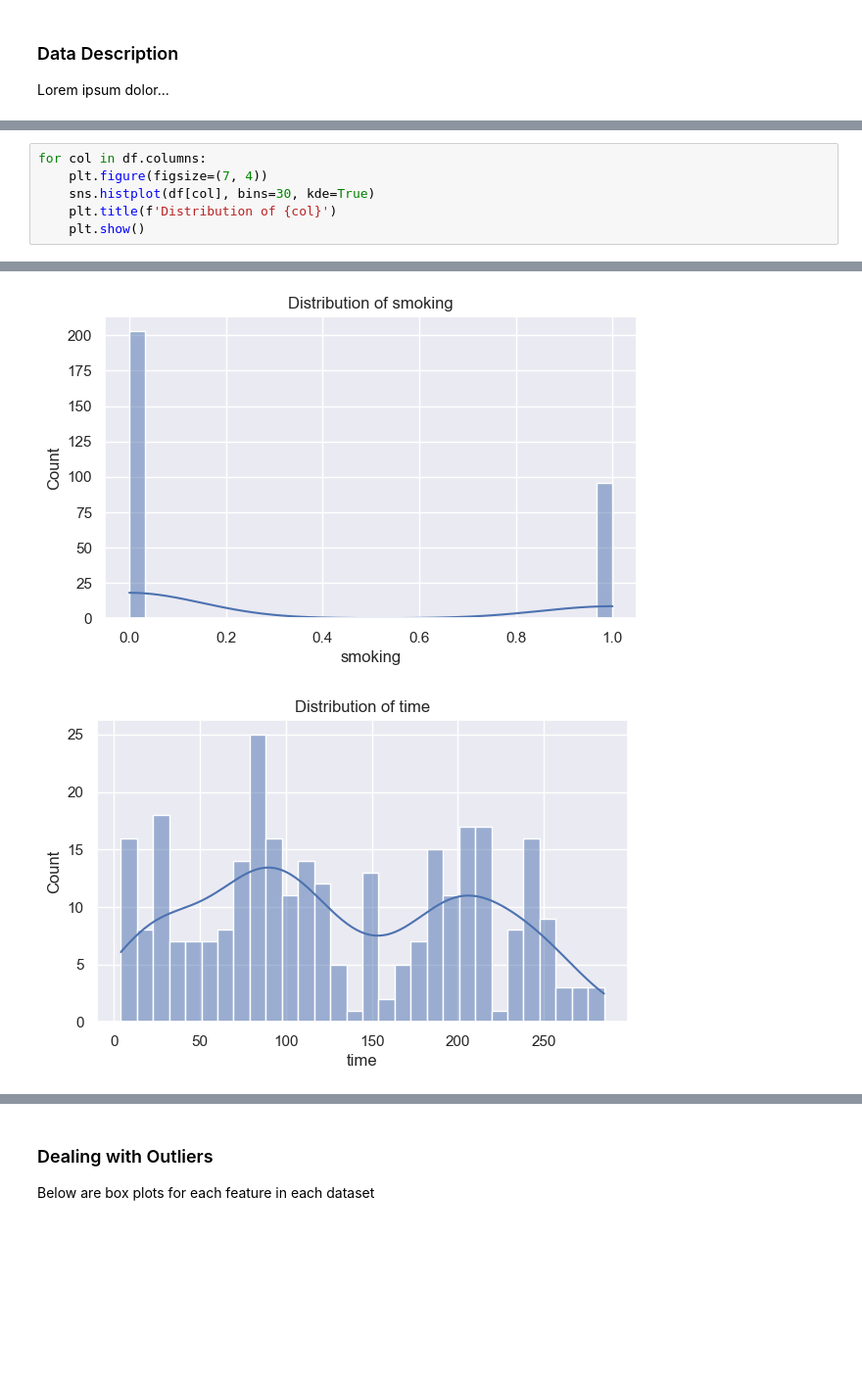
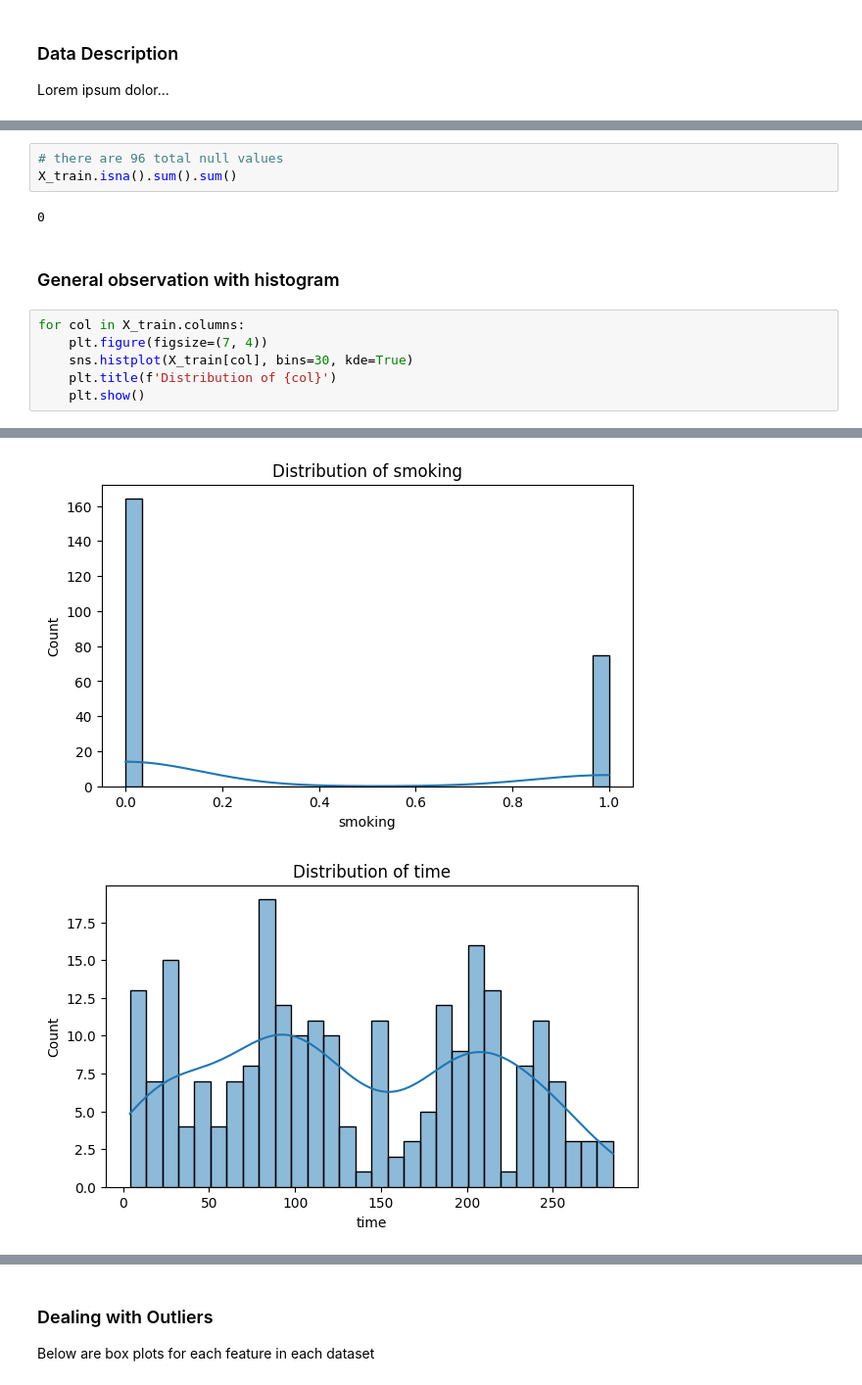
Before and after one commit to BlueJayVRStudio/DeepLearningFinal, a Jupyter notebook: DeepLearningProject.ipynb, the cells around one changed output, grey strips where cells are left out. Shown at 98% size. Saved outputs shown, nothing was run; the diff lists cells and outputs as text; blank space fills up the shorter version.

```diff
--- a/DeepLearningProject.ipynb
+++ b/DeepLearningProject.ipynb
@@ -80,7 +93,14 @@ memory usage: 2.5 KB
+# %%
+# there are 96 total null values
+X_train.isna().sum().sum()
+# %% [output]
+0
+# %% [markdown]
+### General observation with histogram
 # %%
-for col in df.columns:
+for col in X_train.columns:
     plt.figure(figsize=(7, 4))
-    sns.histplot(df[col], bins=30, kde=True)
+    sns.histplot(X_train[col], bins=30, kde=True)
     plt.title(f'Distribution of {col}')
     plt.show()
 # %% [output]
@@ -97,3 +117,3 @@ for col in df.columns:
-[figure, old version]
+[figure, new version]
-[figure, old version]
+[figure, new version]
 # %% [markdown]
```
Also changed, not shown: parts of 23 cells of this notebook.
